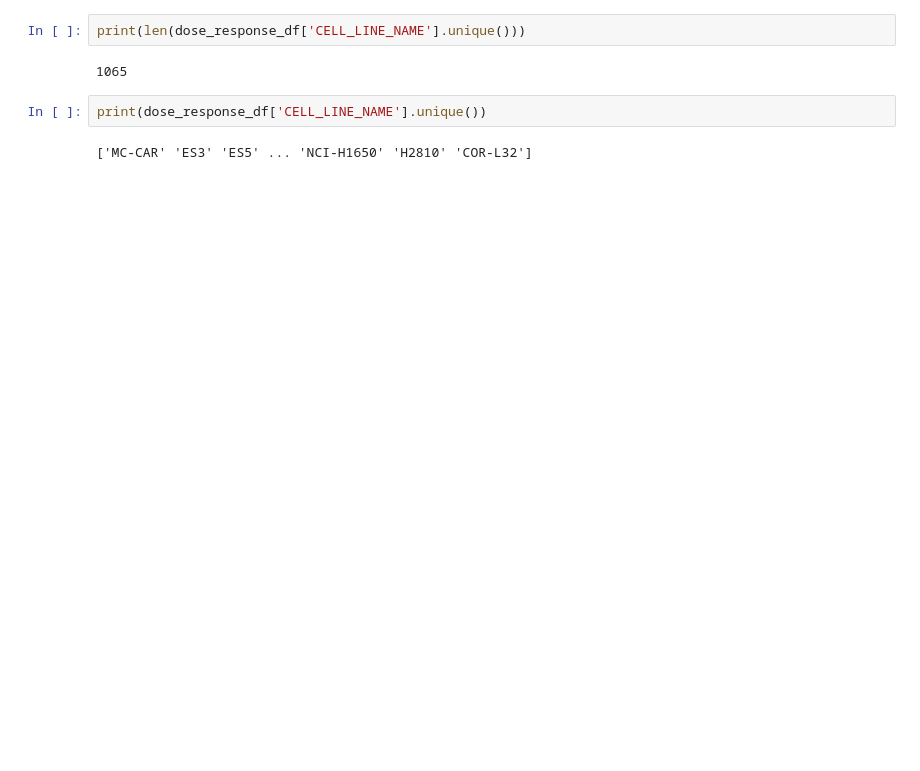
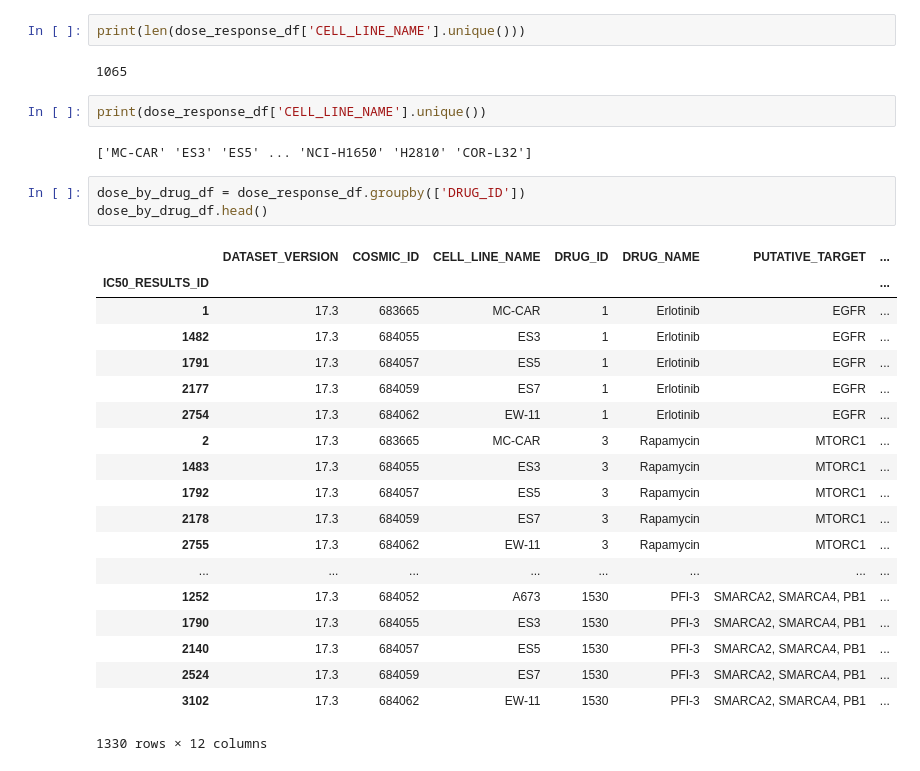
Before and after one commit to esko22/ucb-w210-cap-drug-response, a Jupyter notebook: DrugProfiles/drug_response_eda.ipynb, the cells around one changed output. Saved outputs shown, nothing was run; the diff lists cells and outputs as text; blank space fills up the shorter version.

Commit message:
more data points on response

```diff
--- a/DrugProfiles/drug_response_eda.ipynb
+++ b/DrugProfiles/drug_response_eda.ipynb
@@ -44,3 +44,26 @@ print(len(dose_response_df['CELL_LINE_NAME'].unique()))
 print(dose_response_df['CELL_LINE_NAME'].unique())
 # %% [output]
 ['MC-CAR' 'ES3' 'ES5' ... 'NCI-H1650' 'H2810' 'COR-L32']
+# %%
+dose_by_drug_df = dose_response_df.groupby(['DRUG_ID'])
+dose_by_drug_df.head()
+# %% [output]
+|  | DATASET_VERSION | COSMIC_ID | CELL_LINE_NAME | DRUG_ID | DRUG_NAME | PUTATIVE_TARGET | ... |
+| IC50_RESULTS_ID |  |  |  |  |  |  | ... |
+| 1 | 17.3 | 683665 | MC-CAR | 1 | Erlotinib | EGFR | ... |
+| 1482 | 17.3 | 684055 | ES3 | 1 | Erlotinib | EGFR | ... |
+| 1791 | 17.3 | 684057 | ES5 | 1 | Erlotinib | EGFR | ... |
+| 2177 | 17.3 | 684059 | ES7 | 1 | Erlotinib | EGFR | ... |
+| 2754 | 17.3 | 684062 | EW-11 | 1 | Erlotinib | EGFR | ... |
+| 2 | 17.3 | 683665 | MC-CAR | 3 | Rapamycin | MTORC1 | ... |
+| 1483 | 17.3 | 684055 | ES3 | 3 | Rapamycin | MTORC1 | ... |
+| 1792 | 17.3 | 684057 | ES5 | 3 | Rapamycin | MTORC1 | ... |
+| 2178 | 17.3 | 684059 | ES7 | 3 | Rapamycin | MTORC1 | ... |
+| 2755 | 17.3 | 684062 | EW-11 | 3 | Rapamycin | MTORC1 | ... |
+| ... | ... | ... | ... | ... | ... | ... | ... |
+| 1252 | 17.3 | 684052 | A673 | 1530 | PFI-3 | SMARCA2, SMARCA4, PB1 | ... |
+| 1790 | 17.3 | 684055 | ES3 | 1530 | PFI-3 | SMARCA2, SMARCA4, PB1 | ... |
+| 2140 | 17.3 | 684057 | ES5 | 1530 | PFI-3 | SMARCA2, SMARCA4, PB1 | ... |
+| 2524 | 17.3 | 684059 | ES7 | 1530 | PFI-3 | SMARCA2, SMARCA4, PB1 | ... |
+| 3102 | 17.3 | 684062 | EW-11 | 1530 | PFI-3 | SMARCA2, SMARCA4, PB1 | ... |
+1330 rows × 12 columns
```
Also changed, not shown: parts of 1 cell of this notebook.
